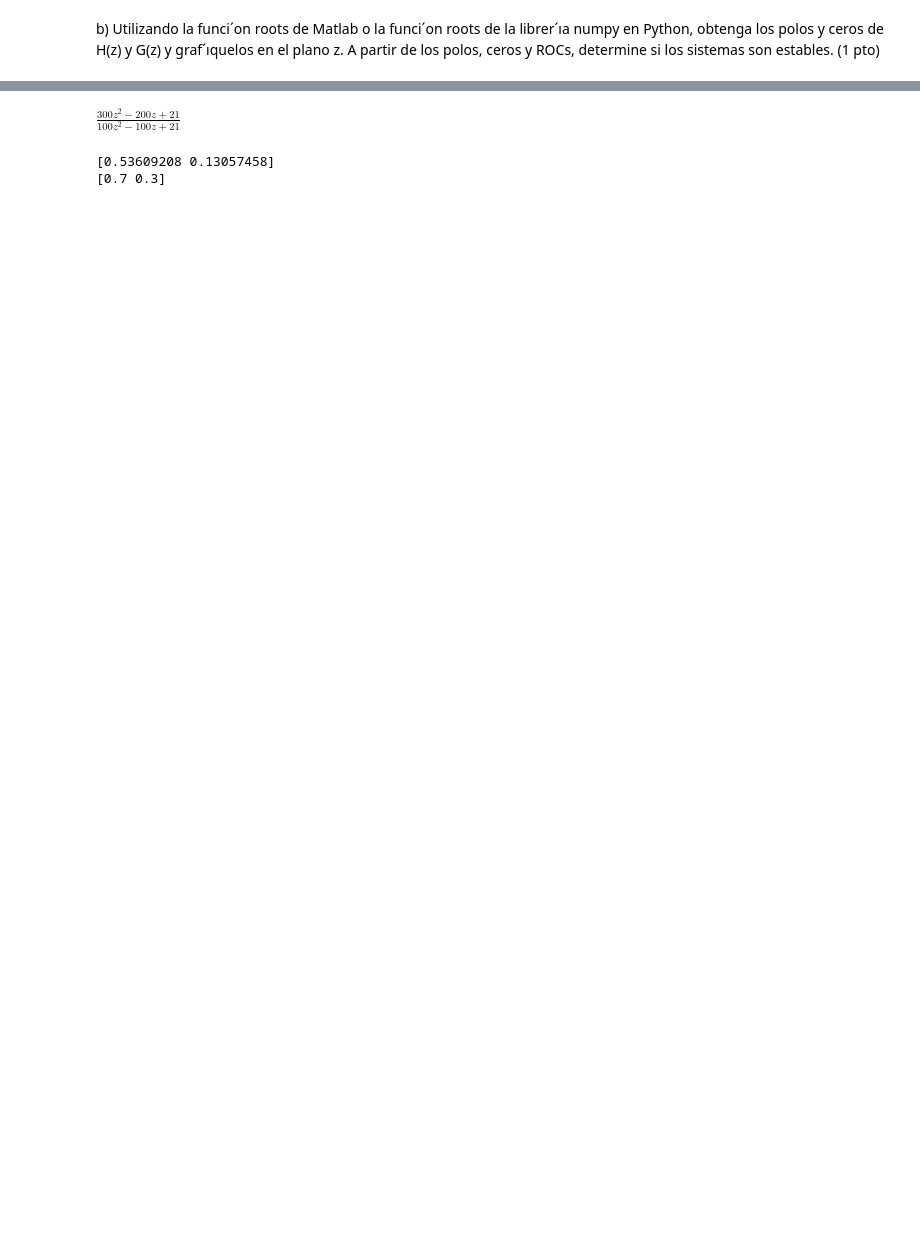
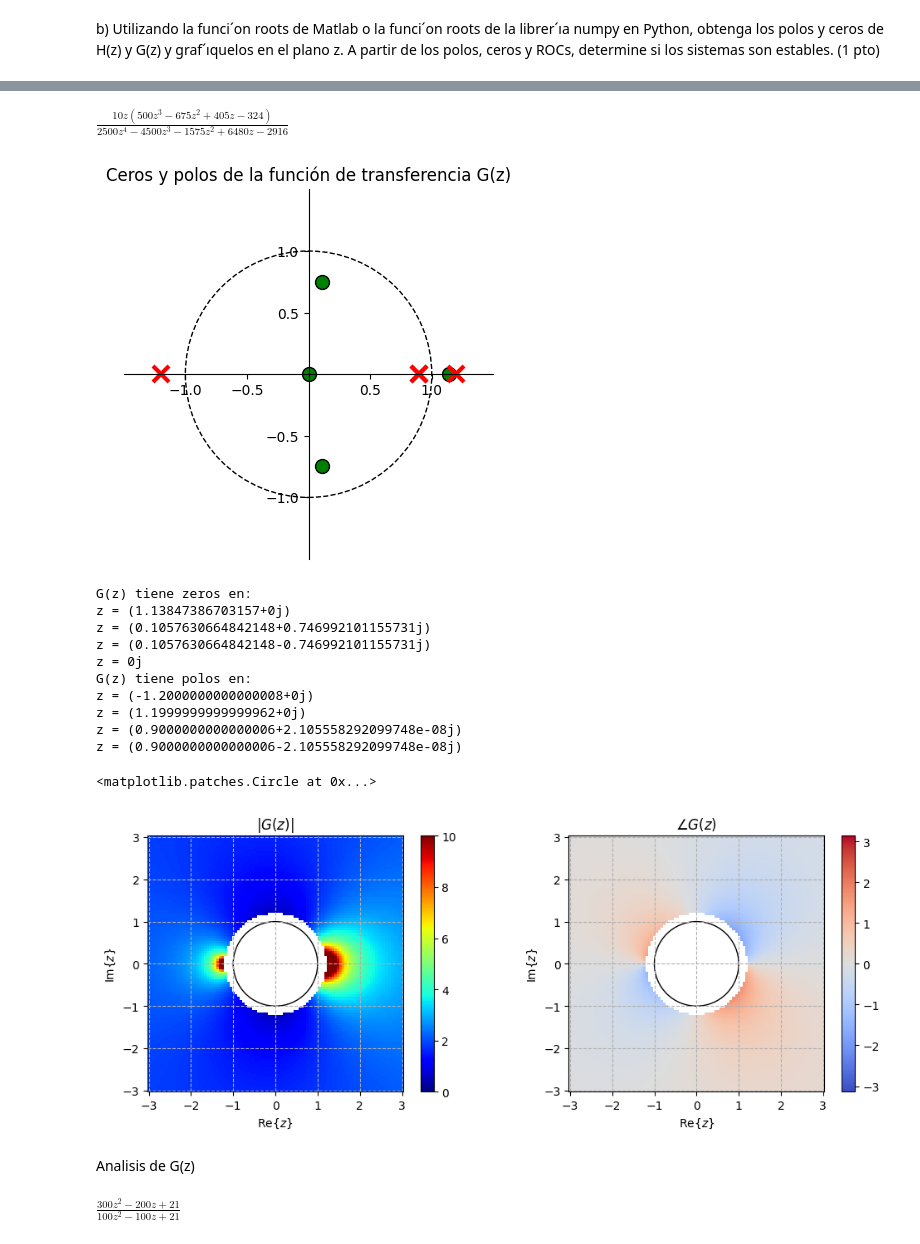
Before and after one commit to ExampleToFollow/PracticasPDS, a Jupyter notebook: Lab3/LabComputacional_20213704.ipynb, the cells around one changed output, grey strips where cells are left out. Cells and saved outputs as stored; diff of their text form; code cells hidden in the pictures; blank space fills up the shorter version.

```diff
--- a/Lab3/LabComputacional_20213704.ipynb
+++ b/Lab3/LabComputacional_20213704.ipynb
@@ -160 +169,72 @@ TypeError: unsupported operand type(s) for /: 'list' and 'float'
+# %%
+#------------------Función de transferencia G(z)-----------------------------"
+sym.simplify(G_z_supreme)
+# %% [output]
+$\displaystyle \frac{10 z \left(500 z^{3} - 675 z^{2} + 405 z - 324\right)}{2500 z^{4} - 4500 z^{3} - 1575 z^{2} + 6480 z - 2916}$
+# %%
+zeros_g = np.roots(np.convolve([10 , 0], [500 , -675 , 405, -324]))
+polos_g = np.roots([2500 , -4500 , -1575 , 6480 , -2916])
+plotearZerosPolos(polos_g, zeros_g , "Ceros y polos de la función de transferencia G(z)" )
+print("G(z) tiene zeros en: ")
+for i  in zeros_g:
+    print(f"z = {i}")
+print("G(z) tiene polos en: ")
+for i  in polos_g:
+    print(f"z = {i}")
+
+rz = np.linspace(-3,3,100)
+iz = np.linspace(-3,3,100)
+rr, ii = np.meshgrid(rz,iz)
+zz = rr+1j*ii
+
+ROC1 = np.abs(zz)>np.abs(1.2)
+ROC2 = np.abs(zz)>np.abs(0.9)
+ROC =  np.logical_and(ROC1,ROC2)
+
+G_Z =  10 * zz *(500*zz**3 -675 *zz**2 + 405*zz -324) / (2500 * zz**4  - 4500 * zz**3 - 1575 * zz**2 + 6480 *zz - 2916 )
+#Escribimos una expresión
+G_Z[~ROC] = np.NaN
+
+#Ploteamos
+fig = plt.figure(figsize=[12,4])
+(ax1,ax2) = fig.subplots(1,2)
+im = ax1.pcolormesh(rz,iz,np.abs(G_Z),cmap=cm.jet,shading='auto')
+ax1.set_xlabel('$\mathrm{Re}\{z\}$')
+ax1.set_ylabel('$\mathrm{Im}\{z\}$')
+ax1.set_title('$|G(z)|$')
+ax1.set_aspect(1)
+ax1.grid('on',linestyle='--')
+im.set_clim(0,10)
+fig.colorbar(im,ax=ax1)
+
+circ = plt.Circle((0, 0), radius=1, edgecolor='k', facecolor='None')
+ax1.add_artist(circ)
+
+im = ax2.pcolormesh(rz,iz,np.angle(G_Z),cmap=cm.coolwarm,shading='auto')
+ax2.set_xlabel('$\mathrm{Re}\{z\}$')
+ax2.set_ylabel('$\mathrm{Im}\{z\}$')
+ax2.set_title('$\\angle G(z)$')
+ax2.set_aspect(1)
+ax2.grid('on',linestyle='--')
+im.set_clim(-np.pi,np.pi)
+fig.colorbar(im,ax=ax2)
+
+circ = plt.Circle((0, 0), radius=1, edgecolor='k', facecolor='None')
+ax2.add_artist(circ)
+# %% [output]
+[figure, added]
+G(z) tiene zeros en:
+z = (1.13847386703157+0j)
+z = (0.1057630664842148+0.746992101155731j)
+z = (0.1057630664842148-0.746992101155731j)
+z = 0j
+G(z) tiene polos en:
+z = (-1.2000000000000008+0j)
+z = (1.1999999999999962+0j)
+z = (0.9000000000000006+2.105558292099748e-08j)
+z = (0.9000000000000006-2.105558292099748e-08j)
+<matplotlib.patches.Circle at 0x...>
+[figure, added]
+# %% [markdown]
+Analisis de G(z)
 # %%
@@ -162,11 +242,3 @@ TypeError: unsupported operand type(s) for /: 'list' and 'float'
 sym.simplify(H_Z_supreme)
 # %% [output]
 $\displaystyle \frac{300 z^{2} - 200 z + 21}{100 z^{2} - 100 z + 21}$
-# %%
-zero_h  = np.roots([300 , -200 , 21])
-polos_h  = np.roots([100 , -100 , 21])
-print(zero_h)
-print(polos_h)
-# %% [output]
-[0.53609208 0.13057458]
-[0.7 0.3]
```
Also changed, not shown: parts of 7 cells of this notebook, 1 other file.
